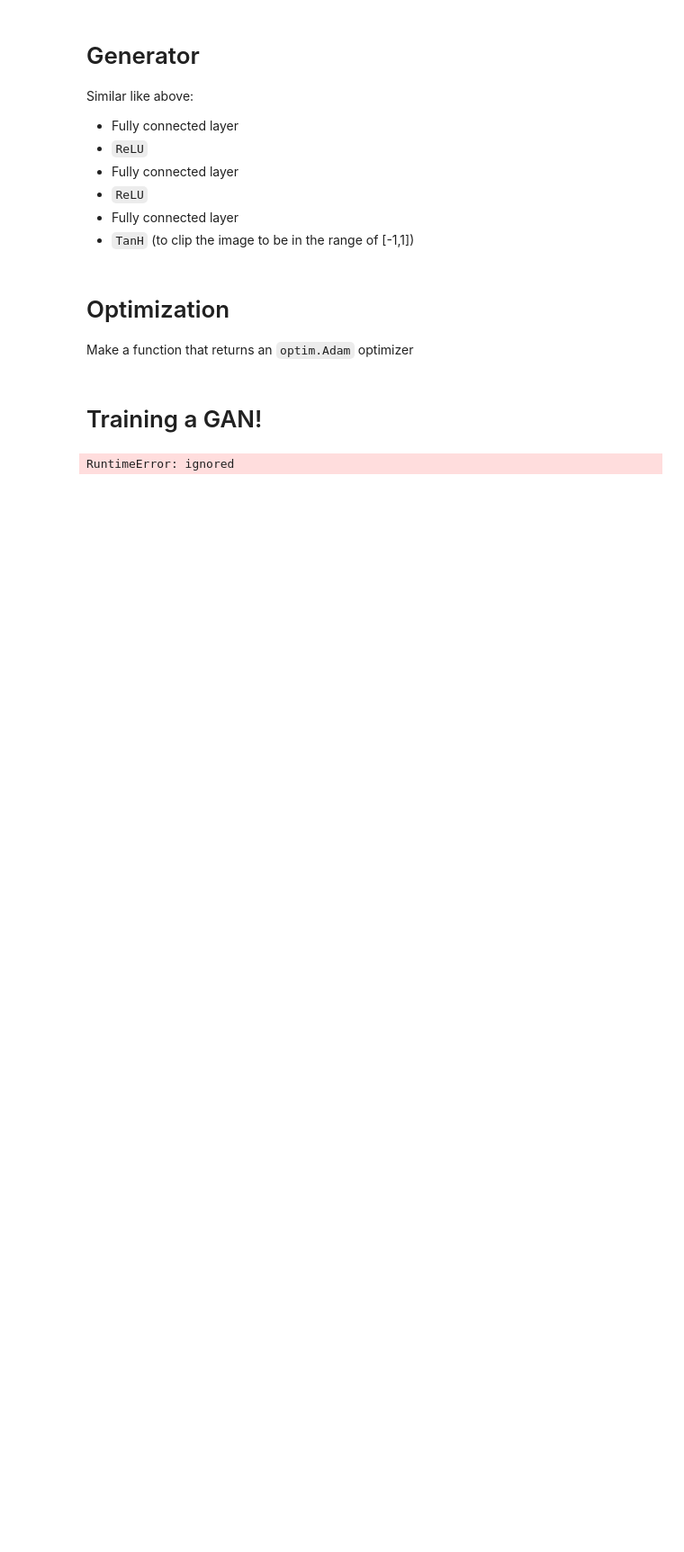
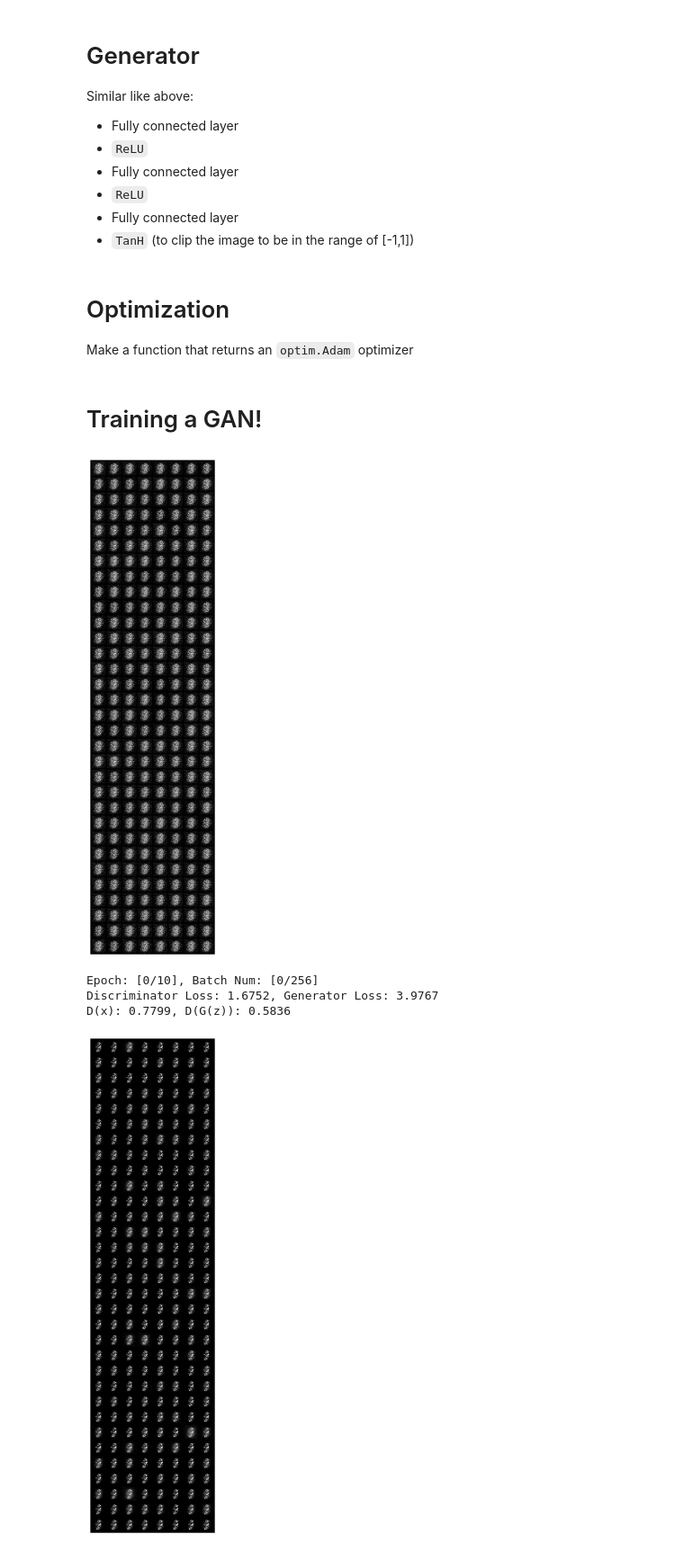
Before and after one commit to Victorious3/vanila-gan, a Jupyter notebook: Generative_Adversarial_Networks_PyTorch.ipynb, the cells around one changed output. Shown at 90% size. Drawn from its saved outputs; the diff is of its cells as text; code cells hidden in the pictures; blank space fills up the shorter version.

```diff
--- a/Generative_Adversarial_Networks_PyTorch.ipynb
+++ b/Generative_Adversarial_Networks_PyTorch.ipynb
@@ -234,39 +234,43 @@ def train_generator(optimizer, fake_data):
     return error
 # %%
 logger = Logger(model_name='VGAN', data_name='MNIST')
-num_batches = 12
-num_test_samples = 8
+num_batches = 256
+num_test_samples = 16
 
 def vectors_to_images(vectors):
     return vectors.view(vectors.size(0), 1, 28, 28)
 
 for epoch in range(num_epochs):
     for n_batch, (real_batch,_) in enumerate(MNIST_loader):
 
         # Train Discriminator
         real_data = Variable(real_batch.view(real_batch.size(0), 784))
         # if torch.cuda.is_available(): real_data = real_data.cuda()
         # Generate fake data
         fake_data = generator(sample_noise( real_data.size(0), num_batches)).detach()
         # Train D
         d_error, d_pred_real, d_pred_fake = train_discriminator(d_optimizer, real_data, fake_data)
 
         # Train Generator
         # Generate fake data
         fake_data = generator(sample_noise(real_batch.size(0), num_batches))
         # Train G
         g_error = train_generator(g_optimizer, fake_data)
         # Log error
         logger.log(d_error, g_error, epoch, n_batch, num_batches)
 
-        if (n_batch) % 300 == 0:
+        if (n_batch) % 1000 == 0:
             test_images = vectors_to_images(generator(sample_noise(256,256)))
             test_images = test_images.data
             logger.log_images(test_images, num_test_samples,epoch, n_batch, num_batches);
             # Display status Logs
             logger.display_status(epoch, num_epochs, n_batch, num_batches,d_error, g_error, d_pred_real, d_pred_fake)
 
         # Model Checkpoints
         logger.save_models(generator, discriminator, epoch)
 # %% [output]
+[figure, added]
-RuntimeError: ignored
+Epoch: [0/10], Batch Num: [0/256]
+Discriminator Loss: 1.6752, Generator Loss: 3.9767
+D(x): 0.7799, D(G(z)): 0.5836
+[figure, added]
```
Also changed, not shown: parts of 3 cells of this notebook.
